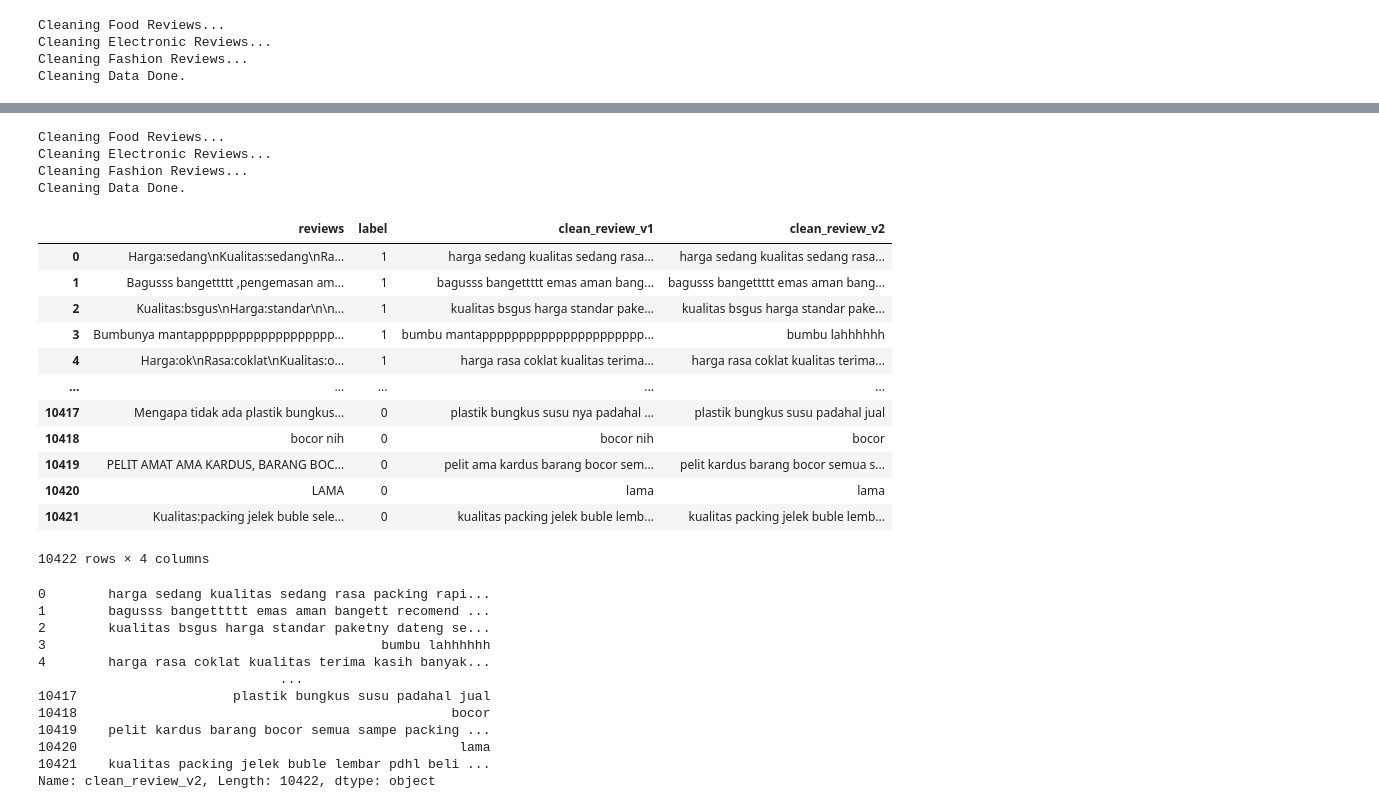
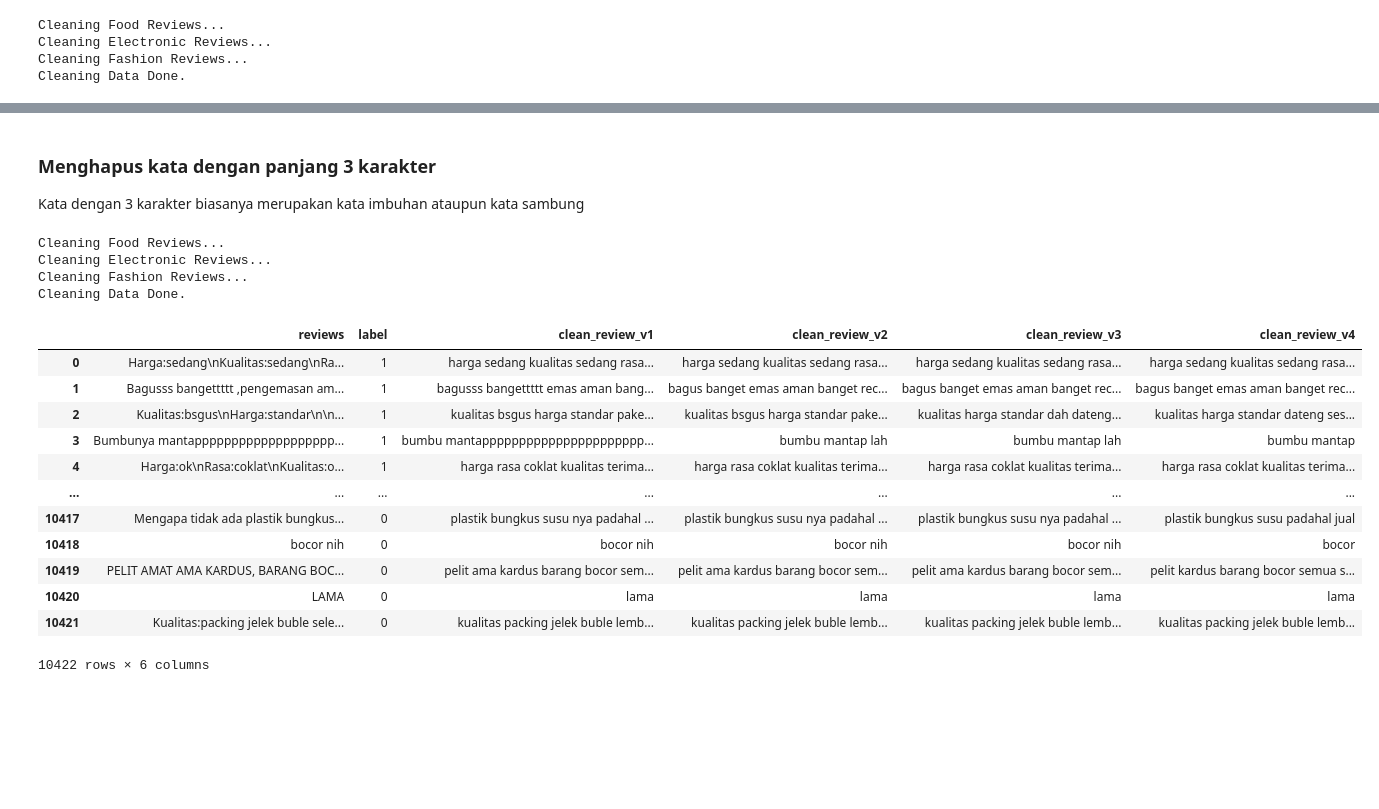
Before and after one commit to taqiyyaghazi/product-reviews-sentiment-analysis, a Jupyter notebook: notebooks/3-cleaning-data.ipynb, the cells around one changed output, grey strips where cells are left out. Saved outputs shown, nothing was run; the diff lists cells and outputs as text; code cells hidden in the pictures; blank space fills up the shorter version.

```diff
--- a/notebooks/3-cleaning-data.ipynb
+++ b/notebooks/3-cleaning-data.ipynb
@@ -73,0 +153,15 @@ df_fashion.to_csv('../data/interim/1_fashion_cleaned_v1.csv', index = False)
+# %%
+def clean_text_3(df, stopwords):
+    list_text = []
+    for text in df.clean_review_v2:
+        list_text.append(' '.join(word for word in str(text).split() if word not in stopwords))
+    df['clean_review_v3'] = list_text
+    return df
+# %%
+print('Cleaning Food Reviews...')
+df_food_v1 = clean_text_3(df_food_v1, food_freq_mino)
+print('Cleaning Electronic Reviews...')
+df_electronic_v1 = clean_text_3(df_electronic_v1, electronic_freq_mino)
+print('Cleaning Fashion Reviews...')
+df_fashion_v1 = clean_text_3(df_fashion_v1, fashion_freq_mino)
+print('Cleaning Done.')
@@ -74,48 +189,36 @@ df_fashion.to_csv('../data/interim/1_fashion_cleaned_v1.csv', index = False)
+# %% [markdown]
+### Menghapus kata dengan panjang 3 karakter
+Kata dengan 3 karakter biasanya merupakan kata imbuhan ataupun kata sambung
 # %%
-def clean_text_2(text):
-    text = ' '.join(word for word in text.split() if len(word) > 3 and len(word) < 15)
+def clean_text_4(text):
+    text = ' '.join(word for word in str(text).split() if len(word) > 3)
     return text
 # %%
 print('Cleaning Food Reviews...')
-df_food['clean_review_v2'] = df_food['clean_review_v1'].apply(clean_text_2)
+df_food_v1['clean_review_v4'] = df_food_v1['clean_review_v3'].apply(clean_text_4)
 print('Cleaning Electronic Reviews...')
-df_electronic['clean_review_v2'] = df_electronic['clean_review_v1'].apply(clean_text_2)
+df_electronic_v1['clean_review_v4'] = df_electronic_v1['clean_review_v3'].apply(clean_text_4)
 print('Cleaning Fashion Reviews...')
-df_fashion['clean_review_v2'] = df_fashion['clean_review_v1'].apply(clean_text_2)
+df_fashion_v1['clean_review_v4'] = df_fashion_v1['clean_review_v3'].apply(clean_text_4)
 print('Cleaning Data Done.')
 # %% [output]
 Cleaning Food Reviews...
 Cleaning Electronic Reviews...
 Cleaning Fashion Reviews...
 Cleaning Data Done.
-# %%
-df_food
-# %% [output]
-|  | reviews | label | clean_review_v1 | clean_review_v2 |
-| 0 | Harga:sedang\nKualitas:sedang\nRa... | 1 | harga sedang kualitas sedang rasa... | harga sedang kualitas sedang rasa... |
-| 1 | Bagusss bangettttt ,pengemasan am... | 1 | bagusss bangettttt emas aman bang... | bagusss bangettttt emas aman bang... |
-| 2 | Kualitas:bsgus\nHarga:standar\n\n... | 1 | kualitas bsgus harga standar pake... | kualitas bsgus harga standar pake... |
-| 3 | Bumbunya mantappppppppppppppppppp... | 1 | bumbu mantapppppppppppppppppppppp... | bumbu lahhhhhh |
-| 4 | Harga:ok\nRasa:coklat\nKualitas:o... | 1 | harga rasa coklat kualitas terima... | harga rasa coklat kualitas terima... |
-| ... | ... | ... | ... | ... |
-| 10417 | Mengapa tidak ada plastik bungkus... | 0 | plastik bungkus susu nya padahal ... | plastik bungkus susu padahal jual |
-| 10418 | bocor nih | 0 | bocor nih | bocor |
-| 10419 | PELIT AMAT AMA KARDUS, BARANG BOC... | 0 | pelit ama kardus barang bocor sem... | pelit kardus barang bocor semua s... |
-| 10420 | LAMA | 0 | lama | lama |
-| 10421 | Kualitas:packing jelek buble sele... | 0 | kualitas packing jelek buble lemb... | kualitas packing jelek buble lemb... |
-10422 rows × 4 columns
-# %%
-df_food.clean_review_v2
-# %% [output]
-0        harga sedang kualitas sedang rasa packing rapi...
-1        bagusss bangettttt emas aman bangett recomend ...
-2        kualitas bsgus harga standar paketny dateng se...
-3                                           bumbu lahhhhhh
-4        harga rasa coklat kualitas terima kasih banyak...
-                               ...
-10417                    plastik bungkus susu padahal jual
-10418                                                bocor
-10419    pelit kardus barang bocor semua sampe packing ...
-10420                                                 lama
-10421    kualitas packing jelek buble lembar pdhl beli ...
-Name: clean_review_v2, Length: 10422, dtype: object
+# %%
+df_food_v1
+# %% [output]
+|  | reviews | label | clean_review_v1 | clean_review_v2 | clean_review_v3 | clean_review_v4 |
+| 0 | Harga:sedang\nKualitas:sedang\nRa... | 1 | harga sedang kualitas sedang rasa... | harga sedang kualitas sedang rasa... | harga sedang kualitas sedang rasa... | harga sedang kualitas sedang rasa... |
+| 1 | Bagusss bangettttt ,pengemasan am... | 1 | bagusss bangettttt emas aman bang... | bagus banget emas aman banget rec... | bagus banget emas aman banget rec... | bagus banget emas aman banget rec... |
+| 2 | Kualitas:bsgus\nHarga:standar\n\n... | 1 | kualitas bsgus harga standar pake... | kualitas bsgus harga standar pake... | kualitas harga standar dah dateng... | kualitas harga standar dateng ses... |
+| 3 | Bumbunya mantappppppppppppppppppp... | 1 | bumbu mantapppppppppppppppppppppp... | bumbu mantap lah | bumbu mantap lah | bumbu mantap |
+| 4 | Harga:ok\nRasa:coklat\nKualitas:o... | 1 | harga rasa coklat kualitas terima... | harga rasa coklat kualitas terima... | harga rasa coklat kualitas terima... | harga rasa coklat kualitas terima... |
+| ... | ... | ... | ... | ... | ... | ... |
+| 10417 | Mengapa tidak ada plastik bungkus... | 0 | plastik bungkus susu nya padahal ... | plastik bungkus susu nya padahal ... | plastik bungkus susu nya padahal ... | plastik bungkus susu padahal jual |
+| 10418 | bocor nih | 0 | bocor nih | bocor nih | bocor nih | bocor |
+| 10419 | PELIT AMAT AMA KARDUS, BARANG BOC... | 0 | pelit ama kardus barang bocor sem... | pelit ama kardus barang bocor sem... | pelit ama kardus barang bocor sem... | pelit kardus barang bocor semua s... |
+| 10420 | LAMA | 0 | lama | lama | lama | lama |
+| 10421 | Kualitas:packing jelek buble sele... | 0 | kualitas packing jelek buble lemb... | kualitas packing jelek buble lemb... | kualitas packing jelek buble lemb... | kualitas packing jelek buble lemb... |
+10422 rows × 6 columns
```
Also changed, not shown: parts of 16 cells of this notebook, 1 other file.
